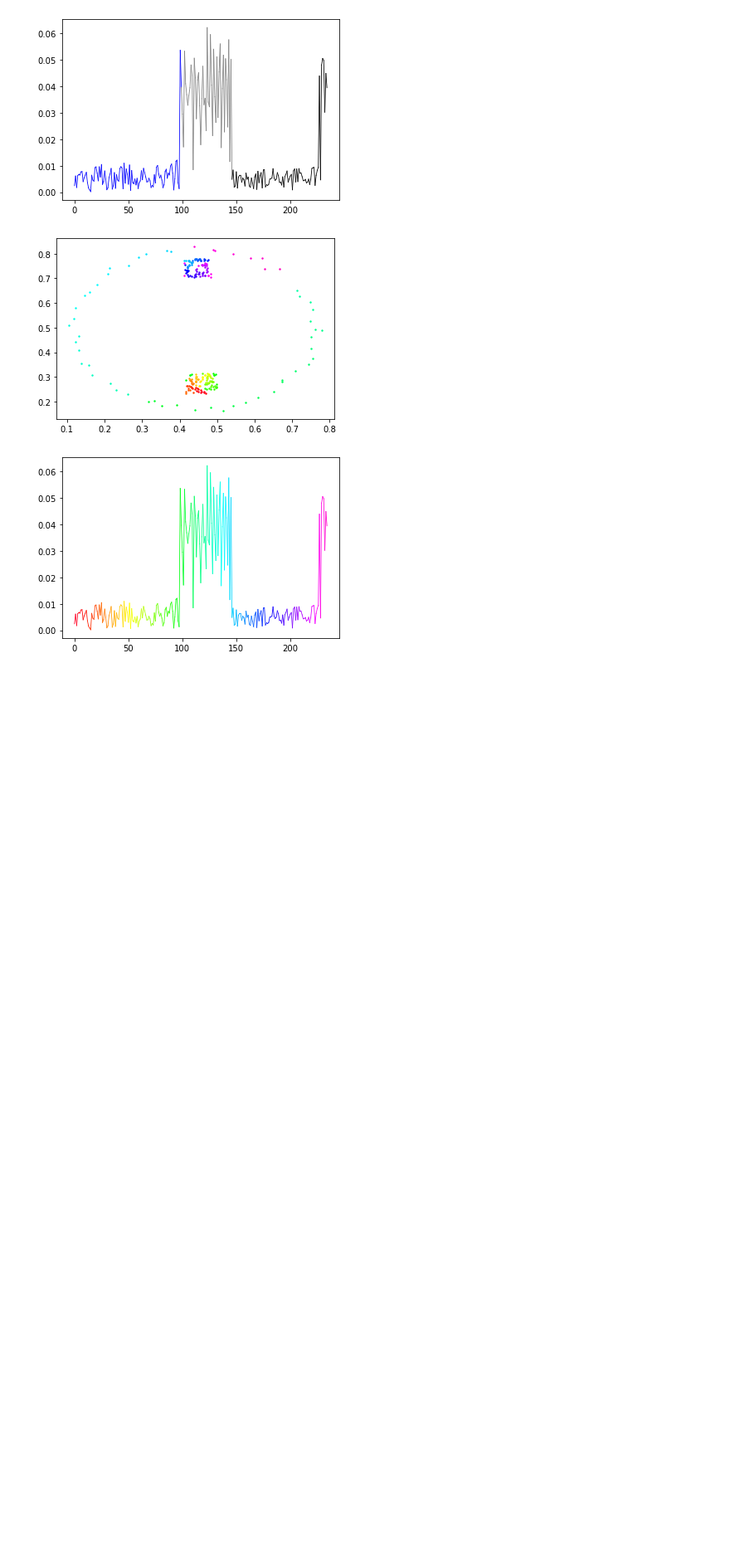
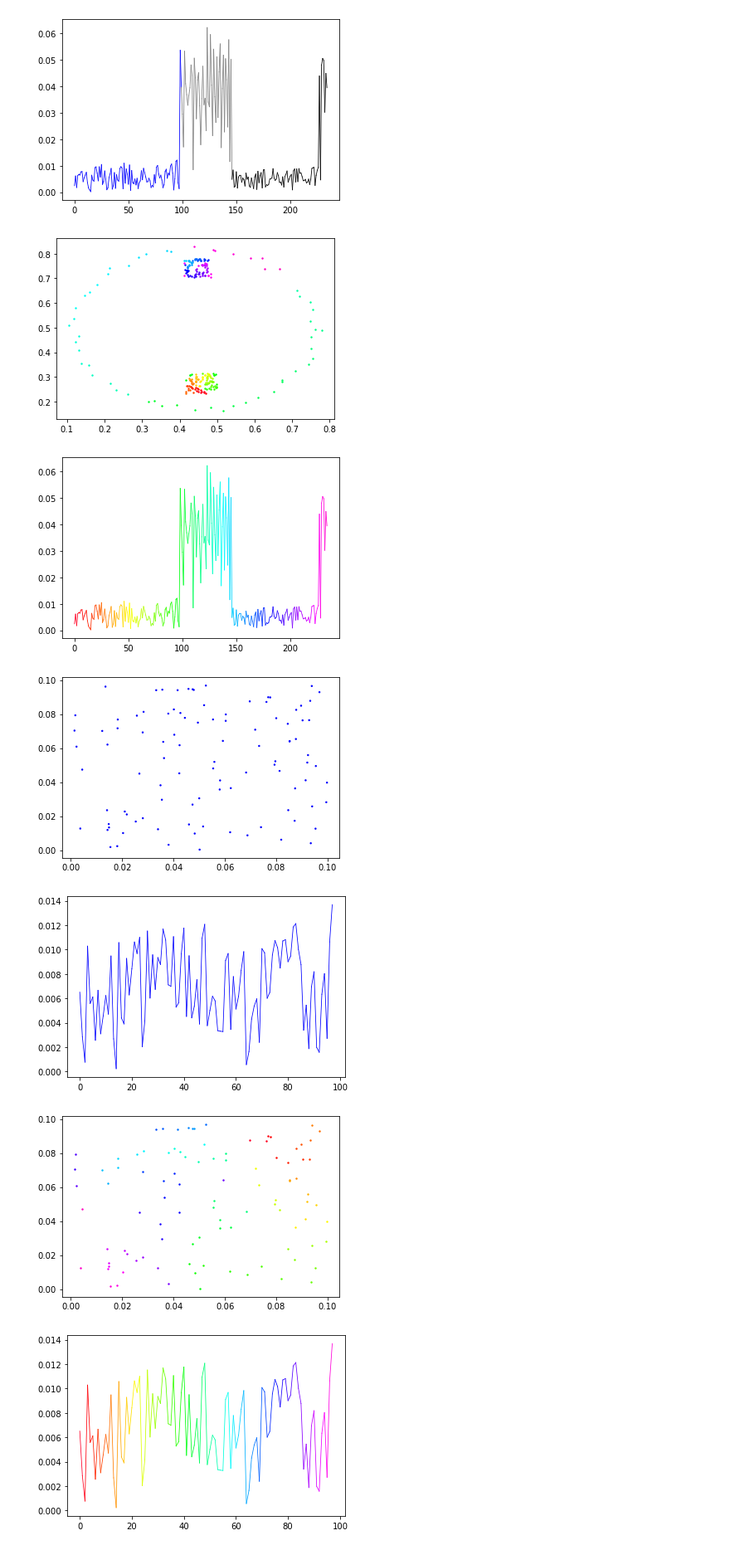
Before and after one commit to kayla-lixinyi/Summer-Project-Advanced-and-Interpretable-Unsupervised-Learning, a Jupyter notebook: Testing/ILS_tests_plots.ipynb, the cells around one changed output. Shown at 83% size. Drawn from its saved outputs; the diff is of its cells as text; code cells hidden in the pictures; blank space fills up the shorter version.

```diff
--- a/Testing/ILS_tests_plots.ipynb
+++ b/Testing/ILS_tests_plots.ipynb
@@ -55,3 +55,16 @@ testILS.rainbow_rmin()
 [figure]
 [figure]
 [figure]
+# %%
+a = np.random.uniform(0, 0.1, (100, 2))
+
+testILS = ILS(min_cluster_size = 50)
+testILS.fit(a)
+testILS.plot_labels()
+testILS.coloured_rmin()
+testILS.rainbow_rmin()
+# %% [output]
+[figure, added]
+[figure, added]
+[figure, added]
+[figure, added]
```
Also changed, not shown: parts of 1 cell of this notebook, 3 other files.
